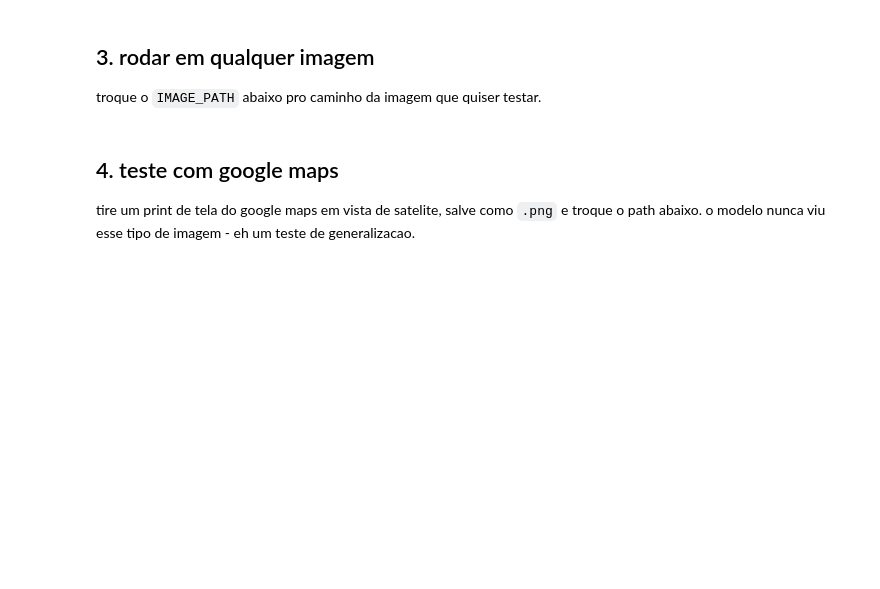
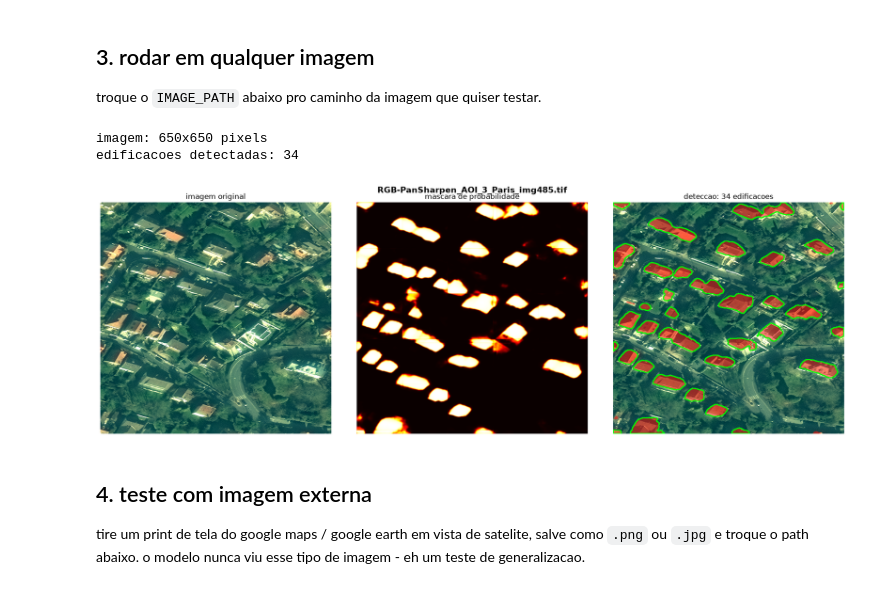
Before and after one commit to joseduardop/building-footprint-segmentation, a Jupyter notebook: notebooks/demo.ipynb, the cells around one changed output. Drawn from its saved outputs; the diff is of its cells as text; code cells hidden in the pictures; blank space fills up the shorter version.

```diff
--- a/notebooks/demo.ipynb
+++ b/notebooks/demo.ipynb
@@ -129,39 +143,44 @@ print('funcoes de inferencia carregadas.')
 troque o `IMAGE_PATH` abaixo pro caminho da imagem que quiser testar.
 # %%
 # troque aqui o caminho da imagem
-IMAGE_PATH = '../geojson/spacenet/train/RGB-PanSharpen/RGB-PanSharpen_AOI_3_Paris_img485.tif'
+idx = '485'
+IMAGE_PATH = f'../data/train/RGB-PanSharpen/RGB-PanSharpen_AOI_3_Paris_img{idx}.tif'
 
 image = load_image(IMAGE_PATH)
 print(f'imagem: {image.shape[1]}x{image.shape[0]} pixels')
 
 mask = predict_image(model, image, patch_size=PATCH_SIZE, stride=128)
 contours = extract_contours(mask)
 print(f'edificacoes detectadas: {len(contours)}')
 
 fig, axes = plt.subplots(1, 3, figsize=(18, 6))
 
 axes[0].imshow(image)
 axes[0].set_title('imagem original')
 axes[0].axis('off')
 
 axes[1].imshow(mask, cmap='hot')
 axes[1].set_title('mascara de probabilidade')
 axes[1].axis('off')
 
 overlay = image.copy()
 binary = (mask > 0.5).astype(np.uint8)
 overlay[binary == 1] = overlay[binary == 1] * 0.5 + np.array([1, 0, 0]) * 0.5
 cv2.drawContours(overlay, contours, -1, (0, 1, 0), 2)
 axes[2].imshow(overlay)
 axes[2].set_title(f'deteccao: {len(contours)} edificacoes')
 axes[2].axis('off')
 
 plt.suptitle(os.path.basename(IMAGE_PATH), fontsize=14, fontweight='bold')
 plt.tight_layout()
 plt.show()
+# %% [output]
+imagem: 650x650 pixels
+edificacoes detectadas: 34
+[figure, added]
 # %% [markdown]
-## 4. teste com google maps
+## 4. teste com imagem externa
 
-tire um print de tela do google maps em vista de satelite, salve como `.png`
+tire um print de tela do google maps / google earth em vista de satelite, salve como `.png` ou `.jpg`
 e troque o path abaixo. o modelo nunca viu esse tipo de imagem - eh um teste
 de generalizacao.
```
Also changed, not shown: parts of 6 cells of this notebook, 8 other files.
